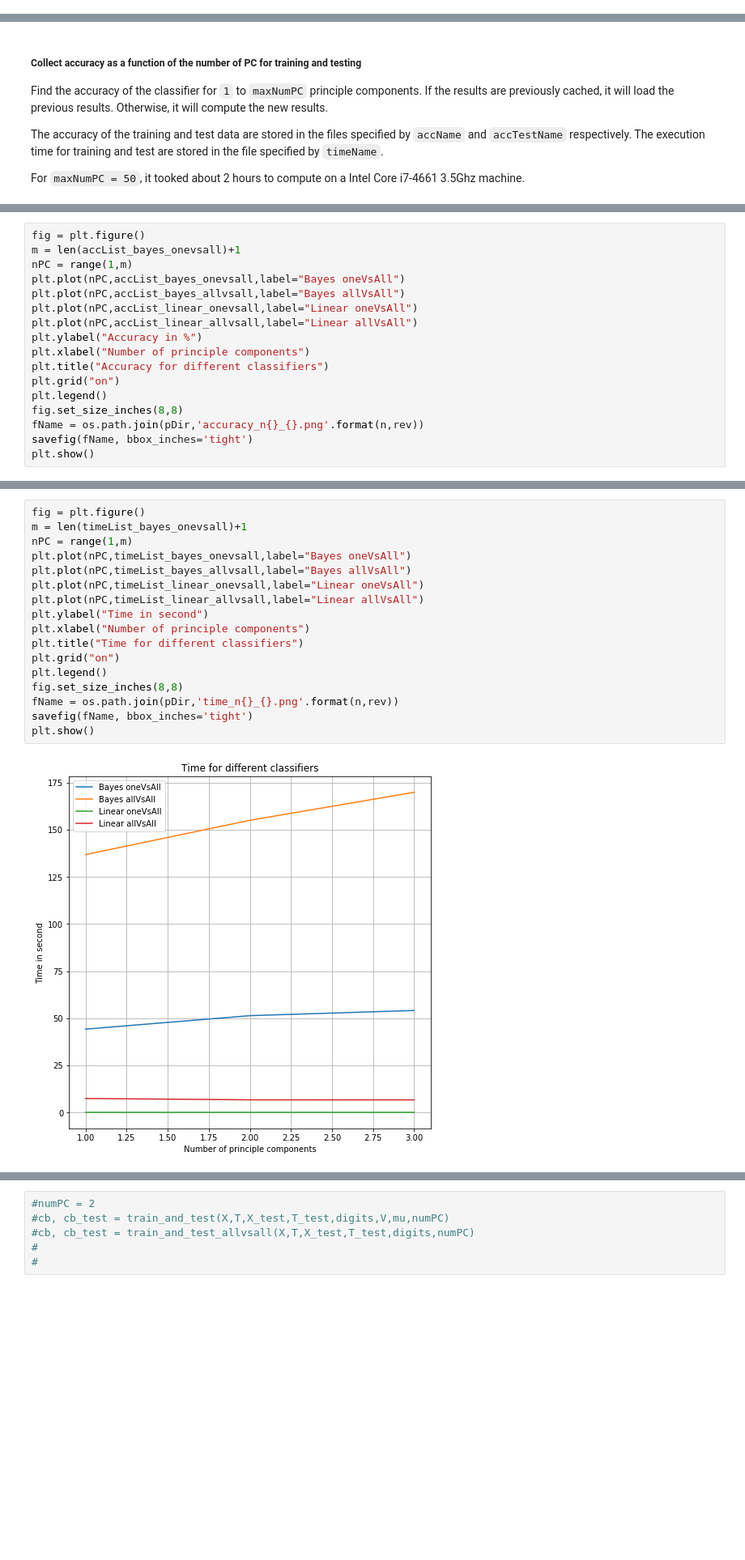
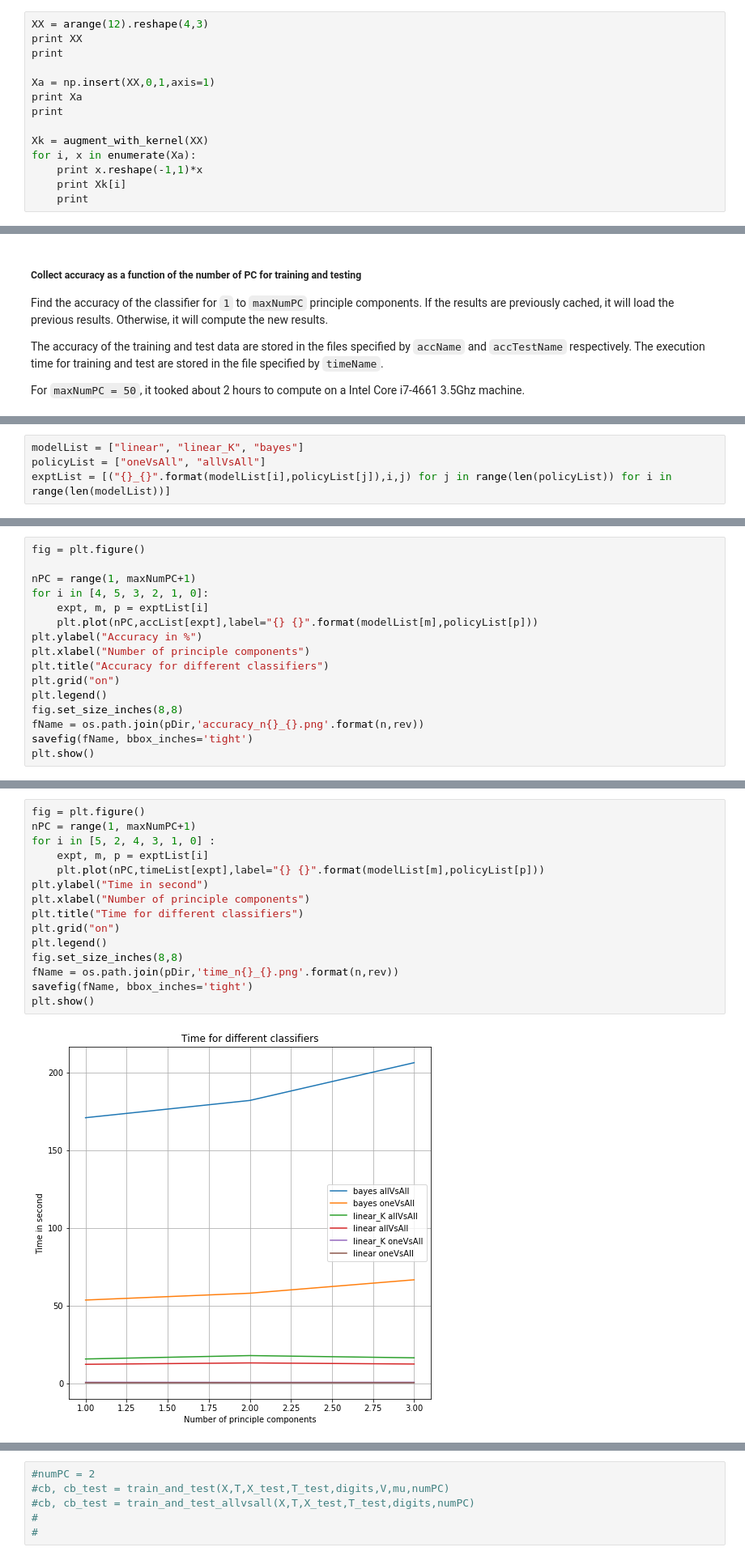
Before and after one commit to teambengio/finalproject, a Jupyter notebook: finalproject-allvsall.ipynb, the cells around one changed output, grey strips where cells are left out. Shown at 81% size. Drawn from its saved outputs; the diff is of its cells as text; blank space fills up the shorter version.

Commit message:
Added linear classifier with kernel method

```diff
--- a/finalproject-allvsall.ipynb
+++ b/finalproject-allvsall.ipynb
@@ -529,0 +539,14 @@ mu = np.mean(X,axis=0)
+# %%
+XX = arange(12).reshape(4,3)
+print XX
+print
+
+Xa = np.insert(XX,0,1,axis=1)
+print Xa
+print
+
+Xk = augment_with_kernel(XX)
+for i, x in enumerate(Xa):
+    print x.reshape(-1,1)*x
+    print Xk[i]
+    print
@@ -764,0 +712,4 @@ timeList_linear_allvsall.shape = (3,)
+# %%
+modelList = ["linear", "linear_K", "bayes"]
+policyList = ["oneVsAll", "allVsAll"]
+exptList = [("{}_{}".format(modelList[i],policyList[j]),i,j) for j in range(len(policyList)) for i in range(len(modelList))]
@@ -765,11 +787,10 @@ timeList_linear_allvsall.shape = (3,)
 # %%
 fig = plt.figure()
-m = len(accList_bayes_onevsall)+1
-nPC = range(1,m)
-plt.plot(nPC,accList_bayes_onevsall,label="Bayes oneVsAll")
-plt.plot(nPC,accList_bayes_allvsall,label="Bayes allVsAll")
-plt.plot(nPC,accList_linear_onevsall,label="Linear oneVsAll")
-plt.plot(nPC,accList_linear_allvsall,label="Linear allVsAll")
+
+nPC = range(1, maxNumPC+1)
+for i in [4, 5, 3, 2, 1, 0]:
+    expt, m, p = exptList[i]
+    plt.plot(nPC,accList[expt],label="{} {}".format(modelList[m],policyList[p]))
 plt.ylabel("Accuracy in %")
 plt.xlabel("Number of principle components")
 plt.title("Accuracy for different classifiers")
@@ -784,19 +805,17 @@ plt.show()
 # %%
 fig = plt.figure()
-m = len(timeList_bayes_onevsall)+1
-nPC = range(1,m)
-plt.plot(nPC,timeList_bayes_onevsall,label="Bayes oneVsAll")
-plt.plot(nPC,timeList_bayes_allvsall,label="Bayes allVsAll")
-plt.plot(nPC,timeList_linear_onevsall,label="Linear oneVsAll")
-plt.plot(nPC,timeList_linear_allvsall,label="Linear allVsAll")
+nPC = range(1, maxNumPC+1)
+for i in [5, 2, 4, 3, 1, 0] :
+    expt, m, p = exptList[i]
+    plt.plot(nPC,timeList[expt],label="{} {}".format(modelList[m],policyList[p]))
 plt.ylabel("Time in second")
 plt.xlabel("Number of principle components")
 plt.title("Time for different classifiers")
 plt.grid("on")
 plt.legend()
 fig.set_size_inches(8,8)
 fName = os.path.join(pDir,'time_n{}_{}.png'.format(n,rev))
 savefig(fName, bbox_inches='tight')
 plt.show()
 # %% [output]
-[figure, old version]
+[figure, new version]
```
Also changed, not shown: parts of 18 cells of this notebook, 10 other files.
